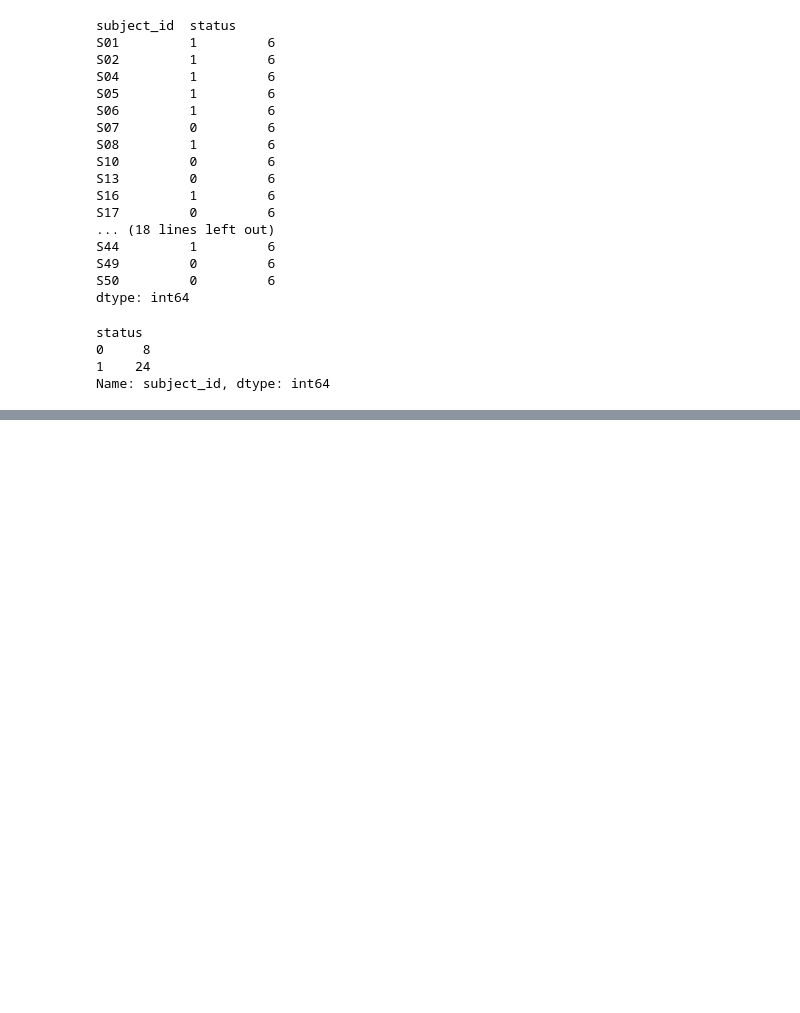
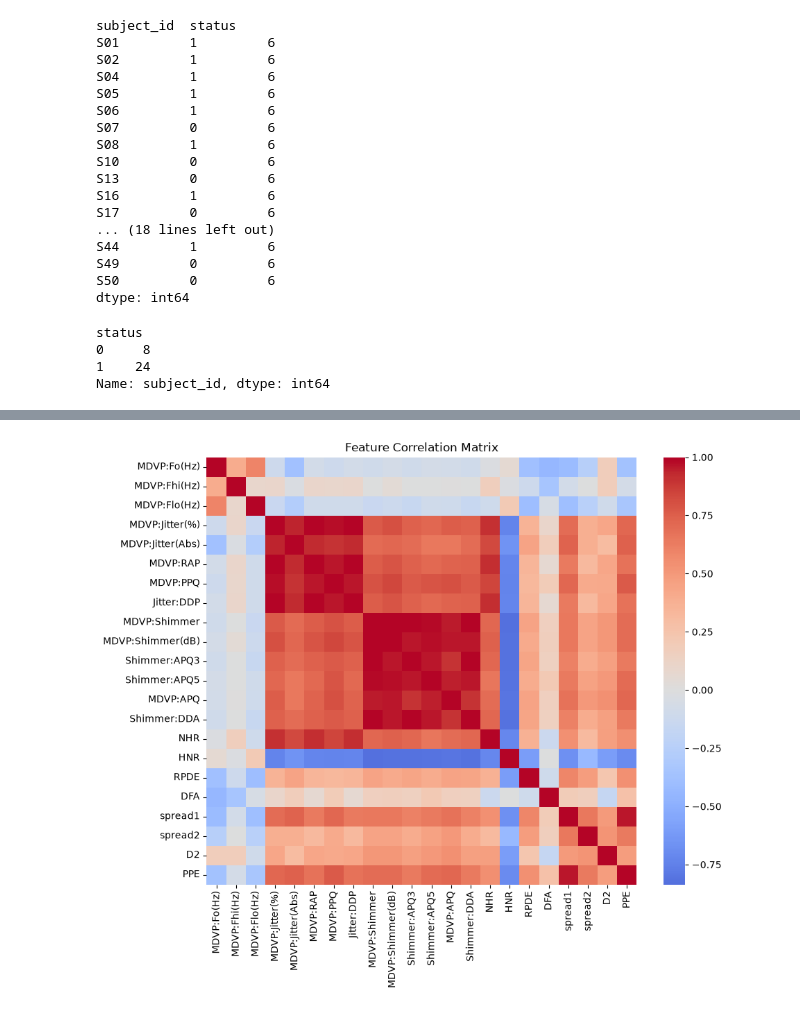
Before and after one commit to Aadiie/Parkinson_Prediction, a Jupyter notebook: notebooks/01_data_exploration.ipynb, the cells around one changed output, grey strips where cells are left out. Saved outputs shown, nothing was run; the diff lists cells and outputs as text; code cells hidden in the pictures; blank space fills up the shorter version.

```diff
--- a/notebooks/01_data_exploration.ipynb
+++ b/notebooks/01_data_exploration.ipynb
@@ -264,0 +365,10 @@ Name: subject_id, dtype: int64
+# %%
+# df.describe() is showing 23 cols but since there are only 22 features
+# it's also showing status which is not a feature
+
+# so creating feature_cols which will only contain the features
+
+feature_cols = df.drop (
+    columns=["name", "status", "subject_id", "session_id"]
+)
+feature_cols.shape
@@ -264,0 +392,3 @@ Name: subject_id, dtype: int64
+# %%
+corr_matrix = feature_cols.corr()
+corr_matrix
@@ -264,0 +414,17 @@ Name: subject_id, dtype: int64
+# %%
+# Visualizing the correlation matrix with a heatmap
+import matplotlib.pyplot as plt
+import seaborn as sns
+
+plt.figure(figsize = (10,8))
+
+sns.heatmap(
+    corr_matrix,
+    cmap = "coolwarm",
+    center = 0
+)
+
+plt.title("Feature Correlation Matrix")
+plt.show()
+# %% [output]
+[figure, added]
```
Also changed, not shown: parts of 58 cells of this notebook, 2 other files.
